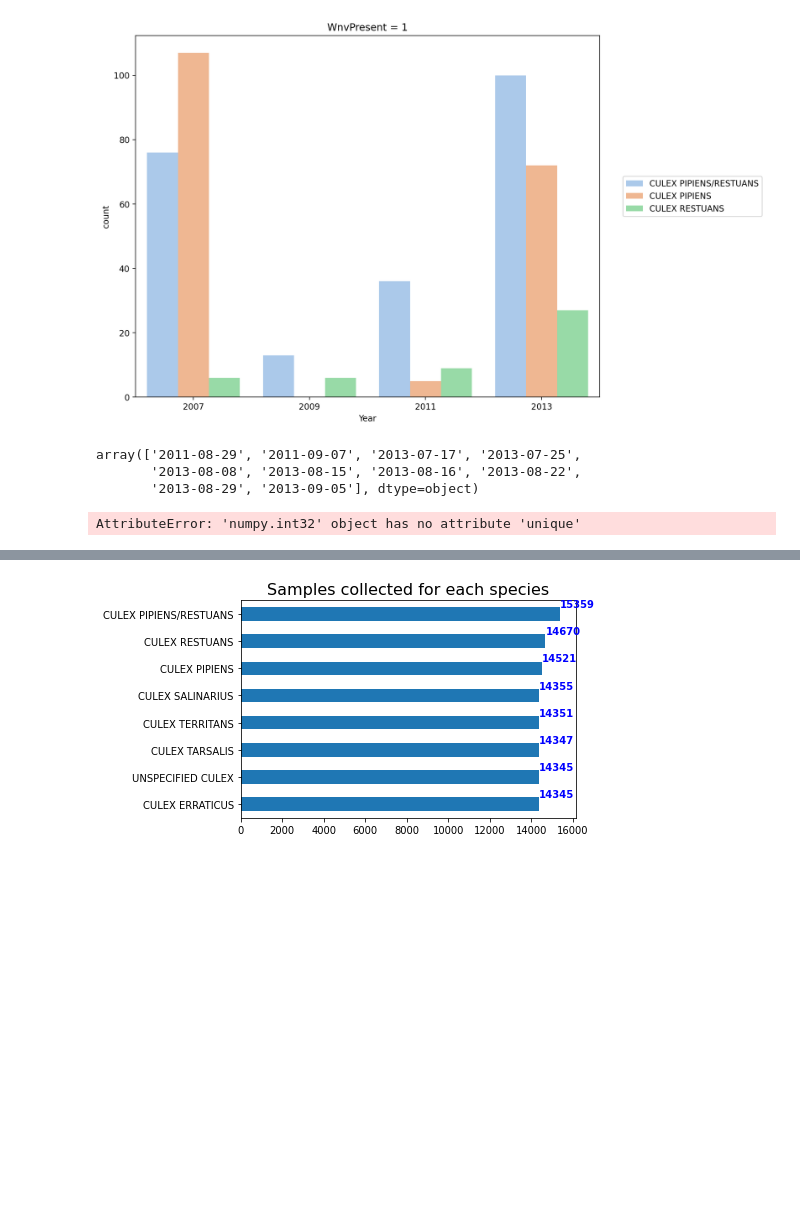
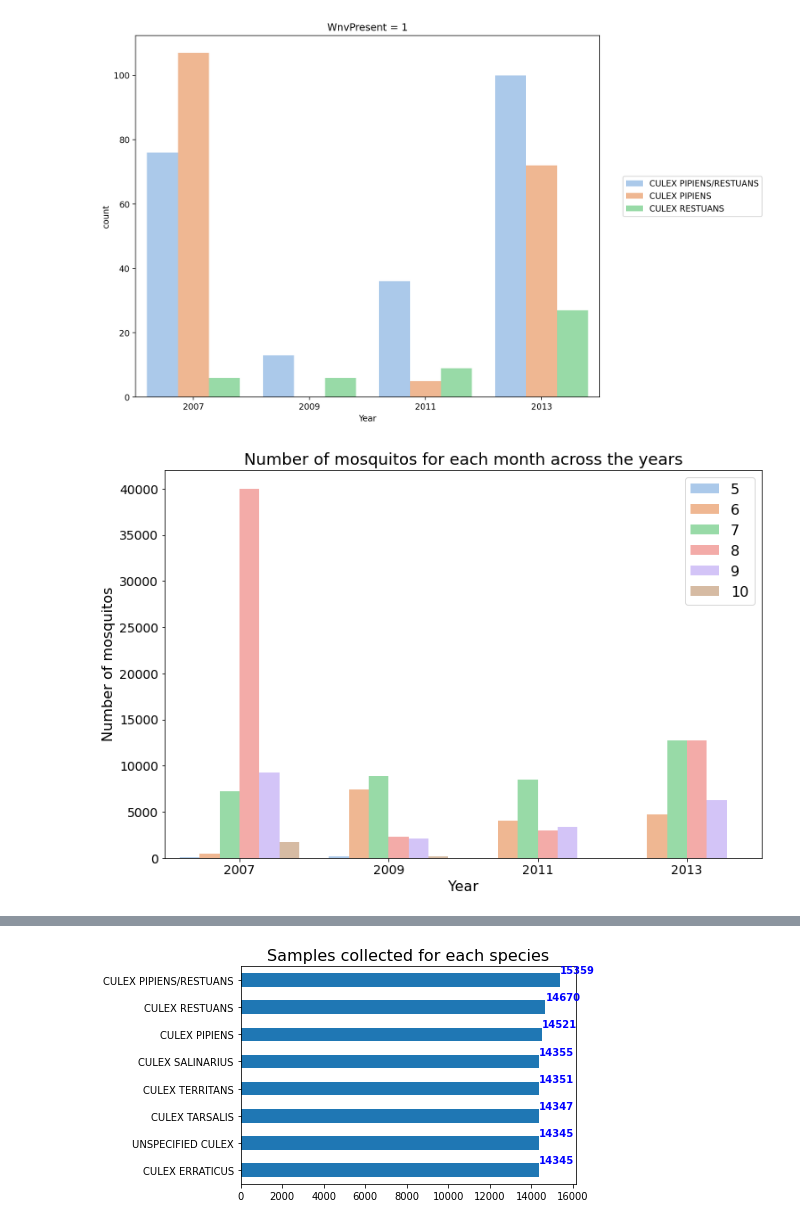
Before and after one commit to andretch/GA_project_4, a Jupyter notebook: code/andre_notebook.ipynb, the cells around one changed output, grey strips where cells are left out. Saved outputs shown, nothing was run; the diff lists cells and outputs as text; code cells hidden in the pictures; blank space fills up the shorter version.

```diff
--- a/code/andre_notebook.ipynb
+++ b/code/andre_notebook.ipynb
@@ -314,13 +320,22 @@ plt.title('WnvPresent = 1')
 plt.show();
 # %% [output]
 [figure]
-# %%
-spray['Date'].unique()
-# %% [output]
-array(['2011-08-29', '2011-09-07', '2013-07-17', '2013-07-25',
-       '2013-08-08', '2013-08-15', '2013-08-16', '2013-08-22',
-       '2013-08-29', '2013-09-05'], dtype=object)
-# %%
-train['Date'].count().unique()
-# %% [output]
-AttributeError: 'numpy.int32' object has no attribute 'unique'
+# %%
+train_month = pd.DataFrame(train.set_index('Date')['NumMosquitos'].resample("M").sum())
+# create a df to sum mozzies in each mth
+
+train_month = train_month.loc[(train_month!=0).any(axis=1)].reset_index()  # removing 0 values & reset index
+
+train_month['Year'] = train_month['Date'].dt.year
+train_month['Month'] = train_month['Date'].dt.month
+
+plt.figure(figsize=(12,8))
+plt.title('Number of mosquitos for each month across the years', fontsize=18)
+sns.barplot(x='Year',y='NumMosquitos',hue='Month',data= train_month, palette='pastel')
+plt.ylabel('Number of mosquitos', fontsize=16)
+plt.xlabel('Year', fontsize=16)
+plt.xticks(fontsize=14)
+plt.yticks(fontsize=14)
+plt.legend(fontsize=16);
+# %% [output]
+[figure, added]
```
Also changed, not shown: parts of 11 cells of this notebook, 1 other file.
